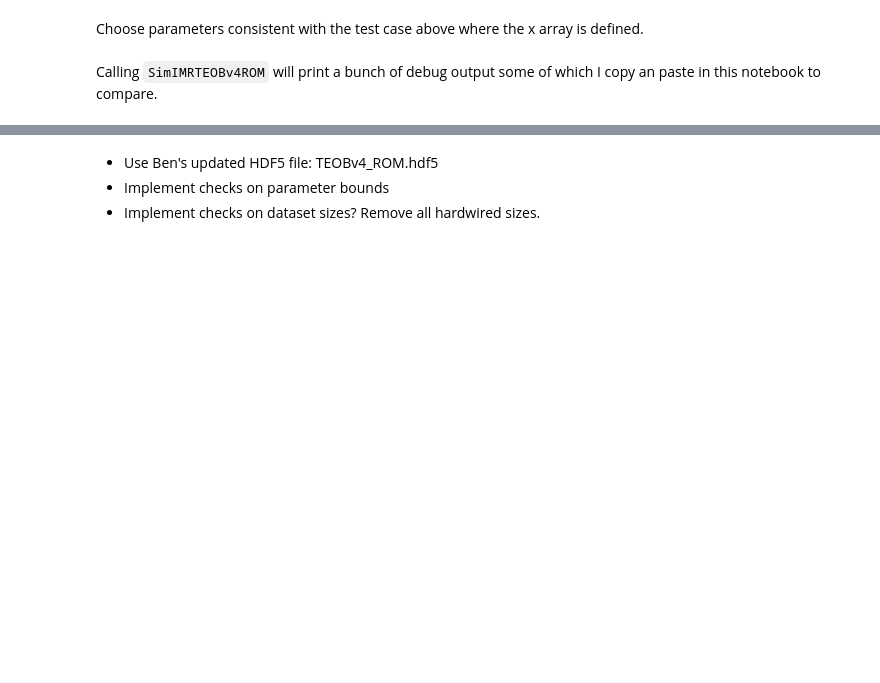
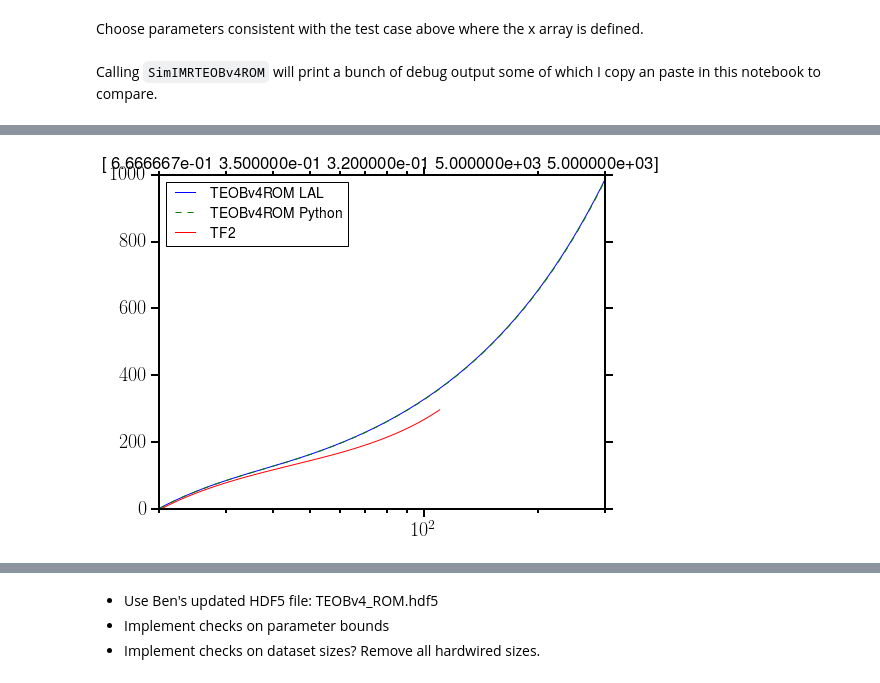
Before and after one commit to benjaminlackey/gpsurrogate, a Jupyter notebook: src/TEOB-LAL-implementation/LalsuiteSurrogate_MP.ipynb, the cells around one changed output, grey strips where cells are left out. Drawn from its saved outputs; the diff is of its cells as text; code cells hidden in the pictures; blank space fills up the shorter version.

```diff
--- a/src/TEOB-LAL-implementation/LalsuiteSurrogate_MP.ipynb
+++ b/src/TEOB-LAL-implementation/LalsuiteSurrogate_MP.ipynb
@@ -927,0 +1100,10 @@ hp, hc = LS.SimIMRTEOBv4ROM(phiRef, deltaF, fLow, fHigh, fRef, distance, inclina
+# %%
+plt.semilogx(fHz, np.unwrap(np.angle(h)) + 0.5*fHz - 8, label='TEOBv4ROM LAL')
+plt.semilogx(fHz_gt_fLow, h_sur.phase, 'g--', label='TEOBv4ROM Python')
+plt.semilogx(fHzTF2, np.unwrap(np.angle(hTF2)), 'r-', label='TF2');
+plt.legend(loc=2)
+plt.title(x)
+plt.xlim([20, 300]);
+plt.ylim([0, 1000]);
+# %% [output]
+[figure, added]
```
Also changed, not shown: parts of 52 cells of this notebook, 1 other file.
